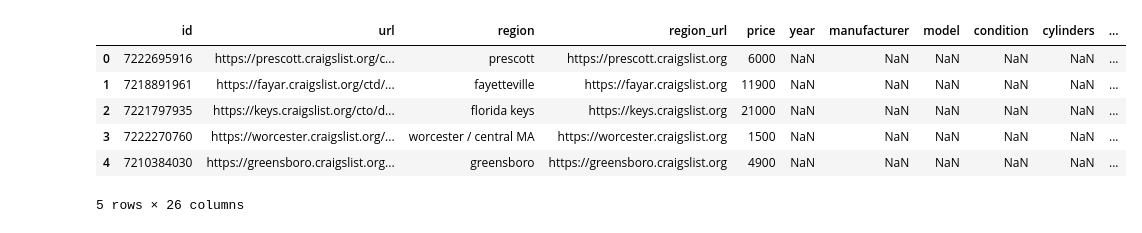
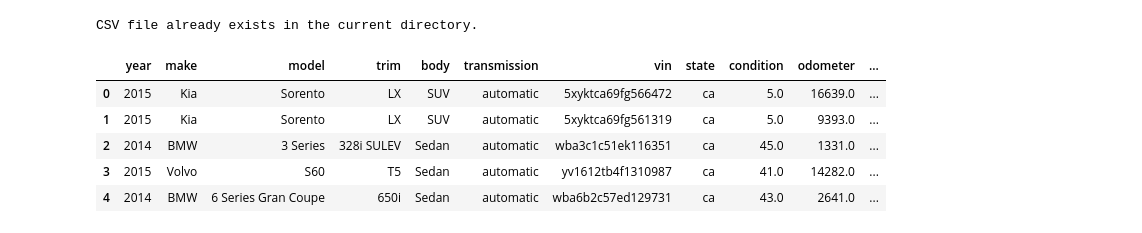
Before and after one commit to mjc136/DataScience, a Jupyter notebook: CarPricePredictor/CarPricePredictor.ipynb, the cells around one changed output. Drawn from its saved outputs; the diff is of its cells as text; code cells hidden in the pictures.

Commit message:
changed data set to achieve better accuracy

```diff
--- a/CarPricePredictor/CarPricePredictor.ipynb
+++ b/CarPricePredictor/CarPricePredictor.ipynb
@@ -14,13 +11,43 @@ from sklearn.model_selection import cross_val_score
 from sklearn.metrics import mean_squared_error, r2_score
+# %%
+# made by chatgpt to install csv as file is to big to commit to github
+
+import kagglehub
+import shutil
+import os
+
+# Define the current working directory
+current_directory = os.getcwd()
+
+# Check if the CSV file already exists in the current directory
+csv_exists = any(file.endswith(".csv") for file in os.listdir(current_directory))
+
+if not csv_exists:
+    # Download the dataset using kagglehub
+    default_path = kagglehub.dataset_download("syedanwarafridi/vehicle-sales-data")
+
+    # Move all downloaded CSV files to the current directory
+    for file_name in os.listdir(default_path):
+        if file_name.endswith(".csv"):
+            shutil.move(os.path.join(default_path, file_name), os.path.join(current_directory, file_name))
+
+    # Delete the downloaded folder after moving the files
+    shutil.rmtree(default_path)
+
+    print("Dataset files moved to:", current_directory)
+    print(f"Deleted temporary folder: {default_path}")
+else:
+    print("CSV file already exists in the current directory.")
+# %% [output]
+CSV file already exists in the current directory.
 # %%
-df = pd.read_csv('vehicles.csv')
+df = pd.read_csv('car_prices.csv')
 
 df.head()
 # %% [output]
-|  | id | url | region | region_url | price | year | manufacturer | model | condition | cylinders | ... |
-| 0 | 7222695916 | https://prescott.craigslist.org/c... | prescott | https://prescott.craigslist.org | 6000 | NaN | NaN | NaN | NaN | NaN | ... |
-| 1 | 7218891961 | https://fayar.craigslist.org/ctd/... | fayetteville | https://fayar.craigslist.org | 11900 | NaN | NaN | NaN | NaN | NaN | ... |
-| 2 | 7221797935 | https://keys.craigslist.org/cto/d... | florida keys | https://keys.craigslist.org | 21000 | NaN | NaN | NaN | NaN | NaN | ... |
-| 3 | 7222270760 | https://worcester.craigslist.org/... | worcester / central MA | https://worcester.craigslist.org | 1500 | NaN | NaN | NaN | NaN | NaN | ... |
-| 4 | 7210384030 | https://greensboro.craigslist.org... | greensboro | https://greensboro.craigslist.org | 4900 | NaN | NaN | NaN | NaN | NaN | ... |
+|  | year | make | model | trim | body | transmission | vin | state | condition | odometer | ... |
+| 0 | 2015 | Kia | Sorento | LX | SUV | automatic | 5xyktca69fg566472 | ca | 5.0 | 16639.0 | ... |
+| 1 | 2015 | Kia | Sorento | LX | SUV | automatic | 5xyktca69fg561319 | ca | 5.0 | 9393.0 | ... |
+| 2 | 2014 | BMW | 3 Series | 328i SULEV | Sedan | automatic | wba3c1c51ek116351 | ca | 45.0 | 1331.0 | ... |
+| 3 | 2015 | Volvo | S60 | T5 | Sedan | automatic | yv1612tb4f1310987 | ca | 41.0 | 14282.0 | ... |
+| 4 | 2014 | BMW | 6 Series Gran Coupe | 650i | Sedan | automatic | wba6b2c57ed129731 | ca | 43.0 | 2641.0 | ... |
-5 rows × 26 columns
```
Also changed, not shown: parts of 16 cells of this notebook, 3 other files.
